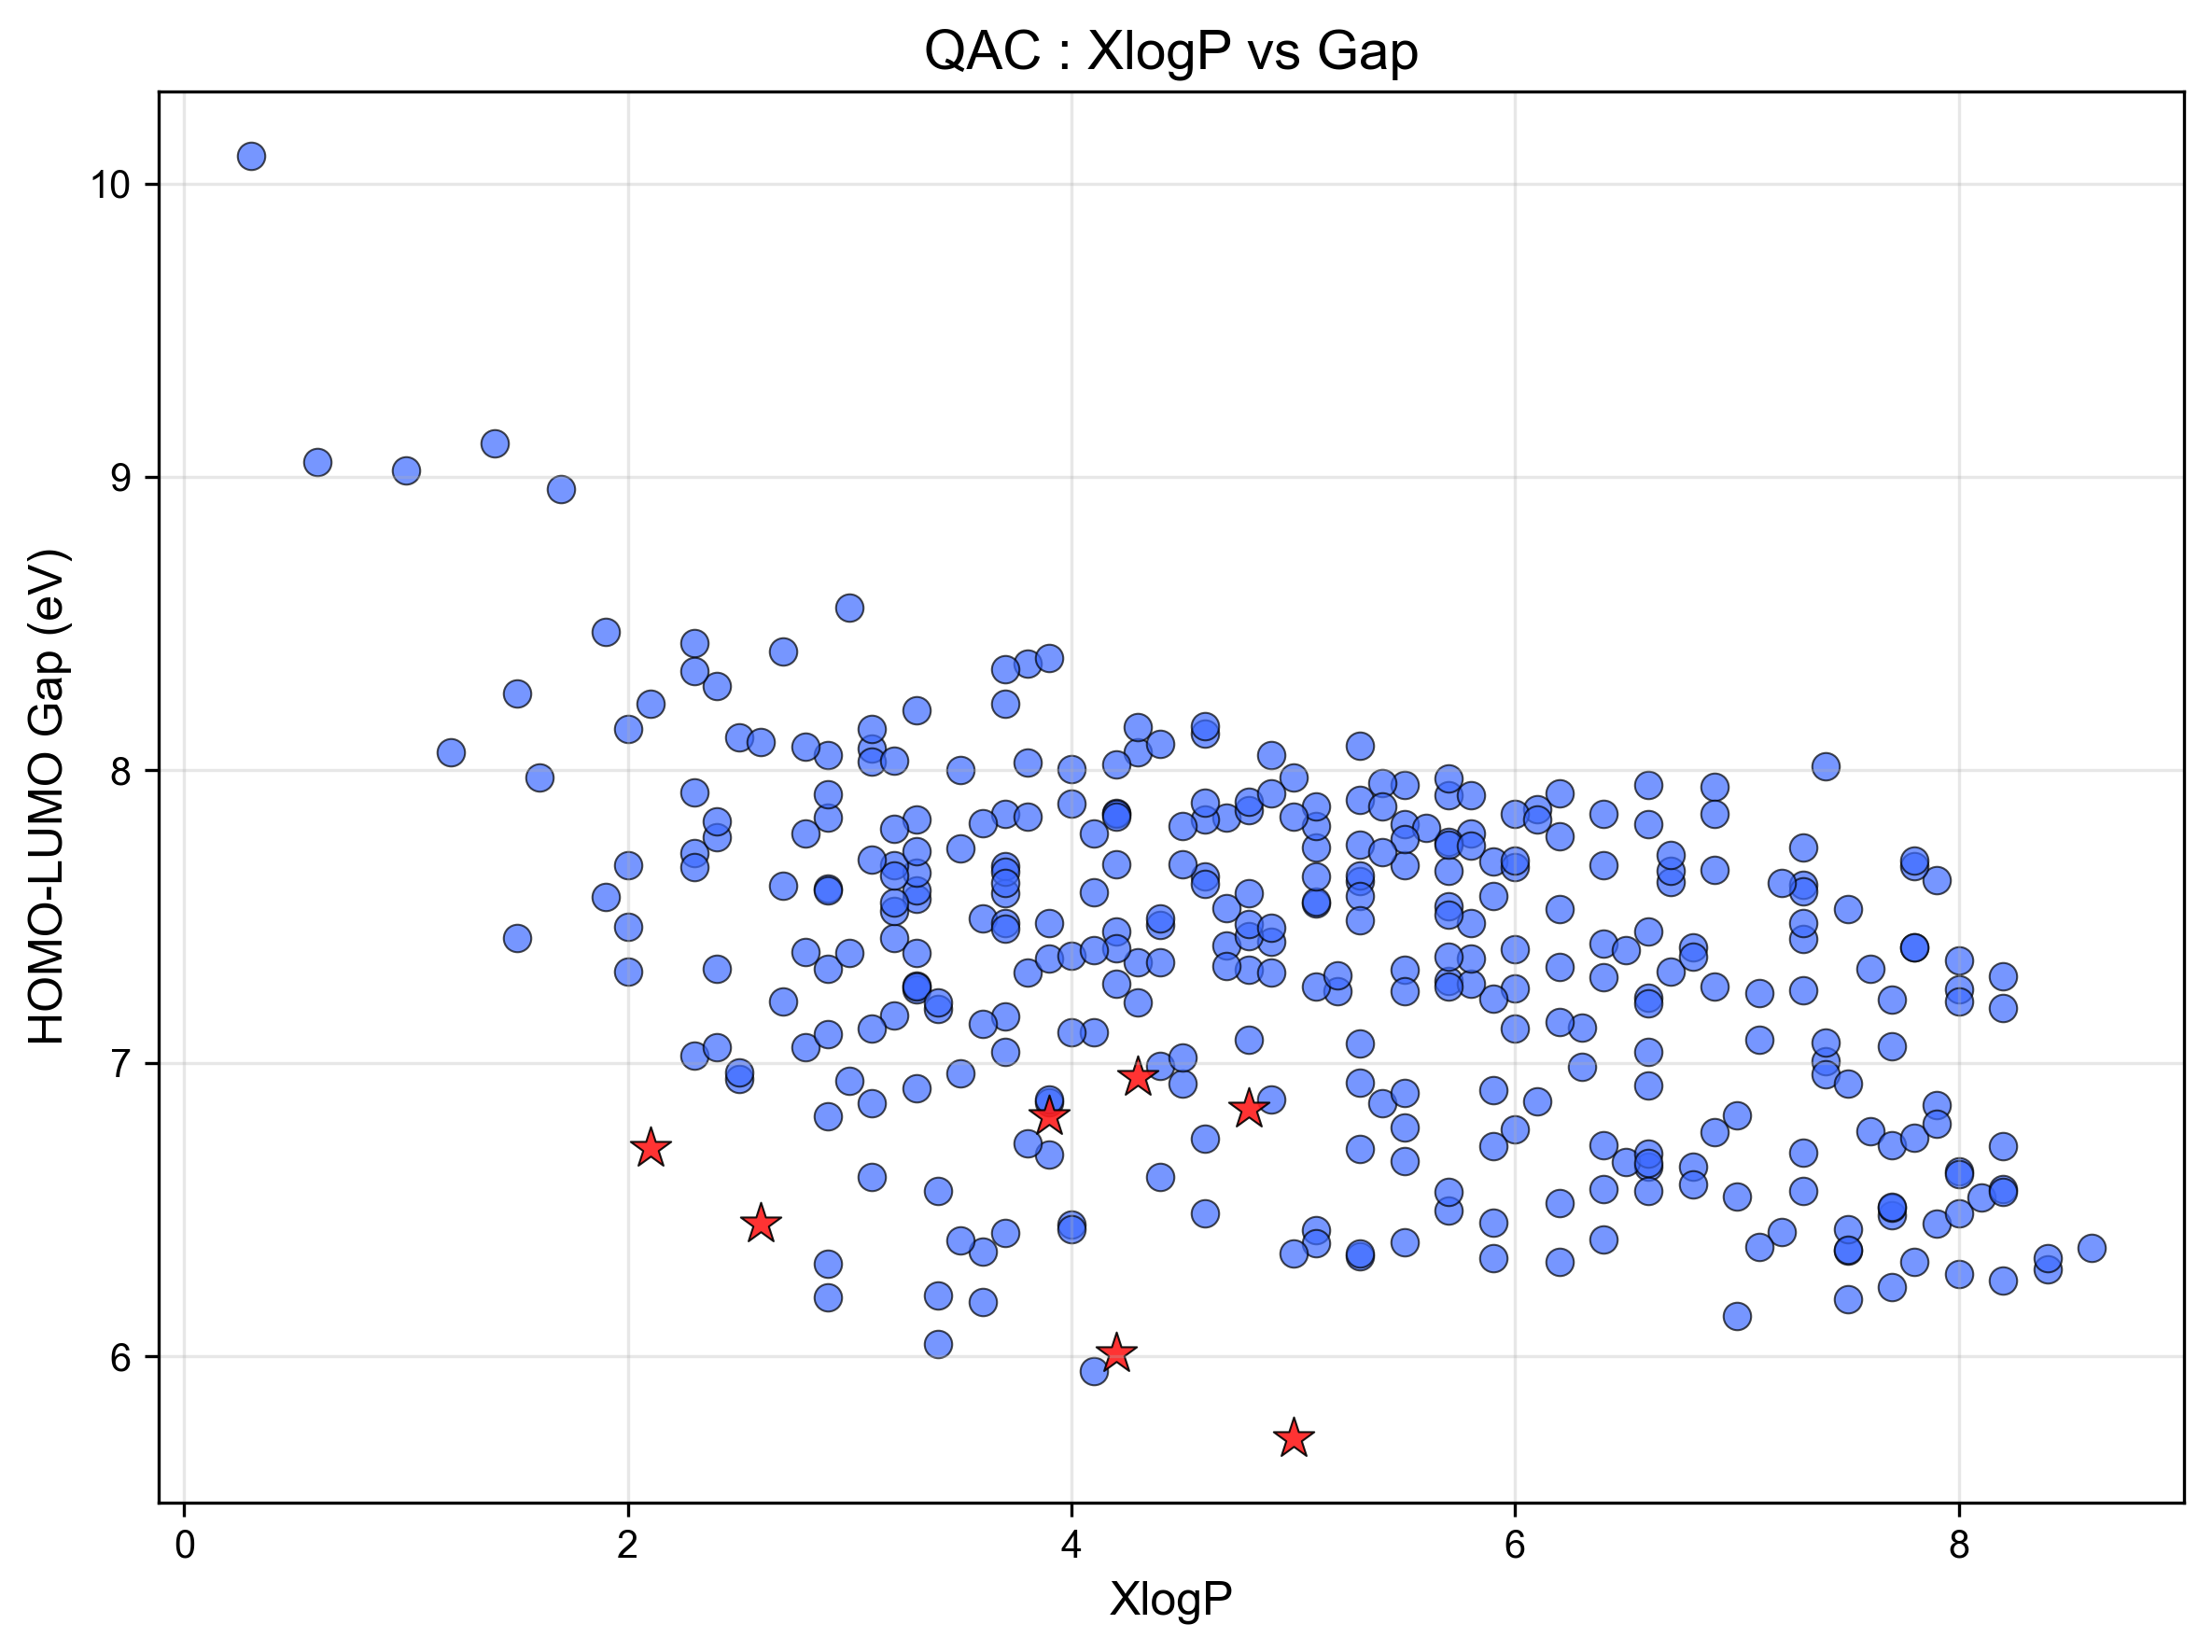
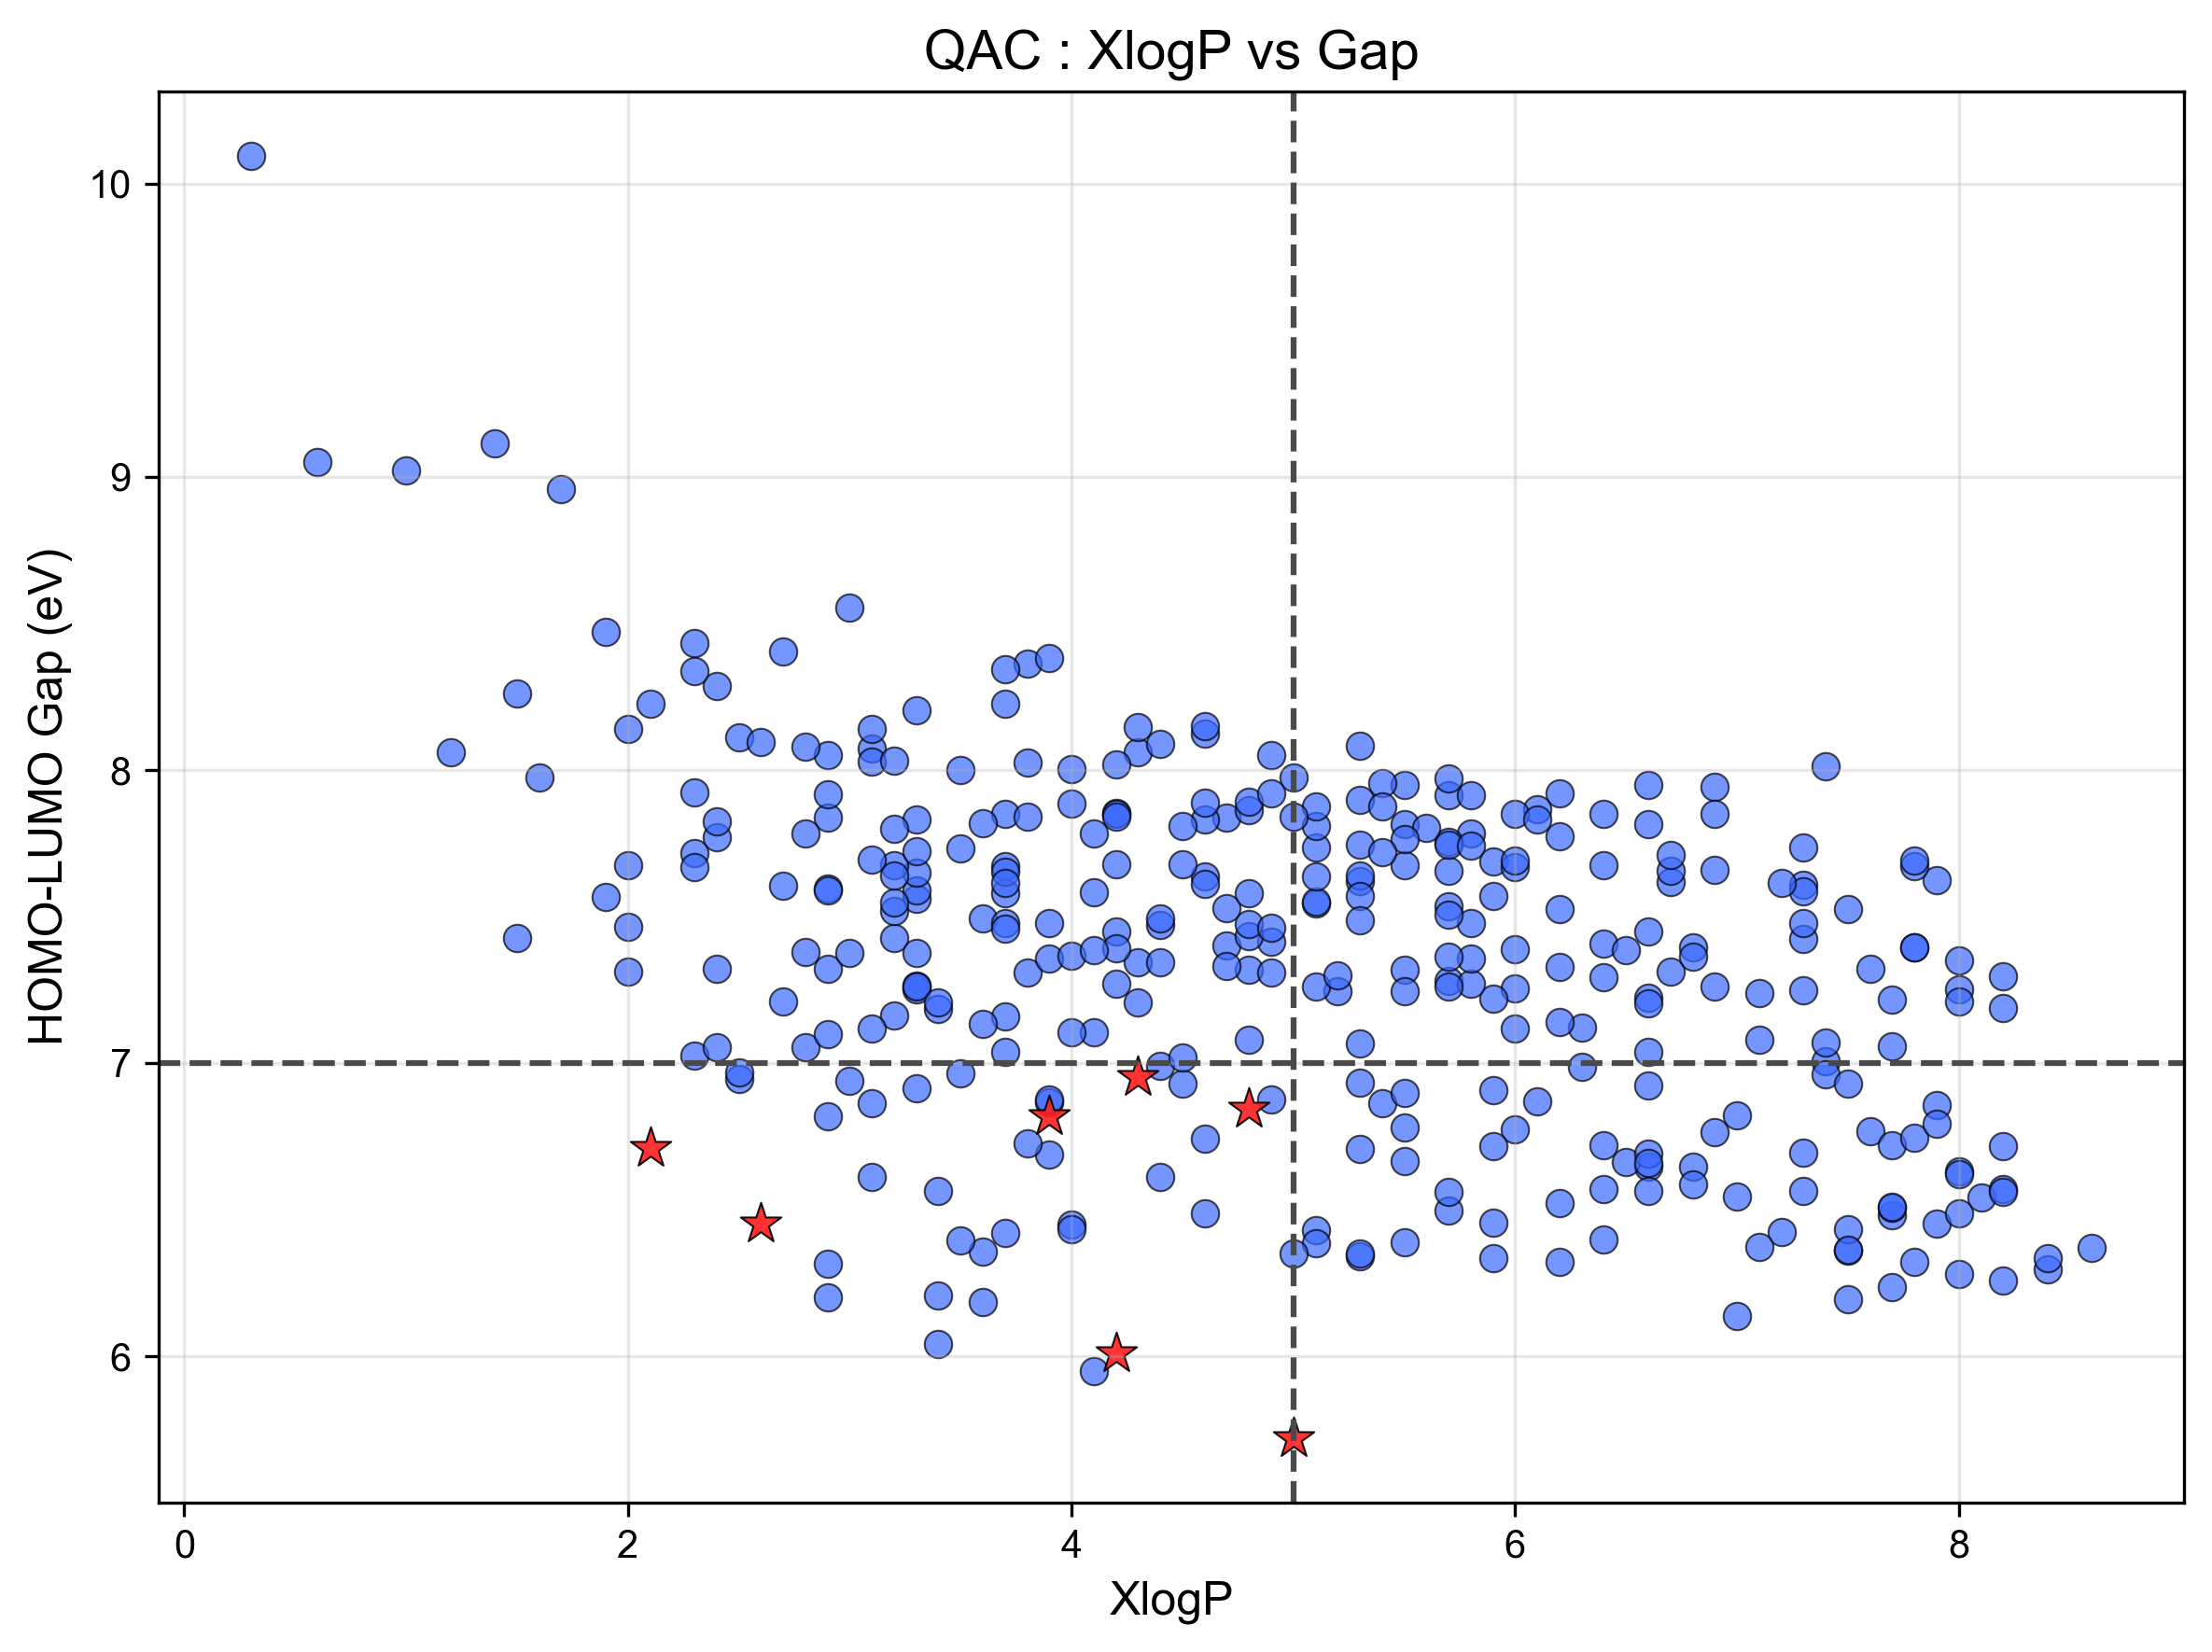
The notebook cell's code change between the first figure and the second:
--- before
+++ after
@@ -30,4 +30,9 @@
 ax.set_ylabel('HOMO-LUMO Gap (eV)')
 ax.set_title('QAC : XlogP vs Gap')
+
+# 在 xlogP=5 和 Gap=7 位置添加浅灰色虚线
+ax.axvline(x=5, color='#8A8A8A', linestyle='--', linewidth=1)
+ax.axhline(y=7, color='#8A8A8A', linestyle='--', linewidth=1)
+
 ax.grid(True, alpha=0.3)
 

Commit: Ver 2.01